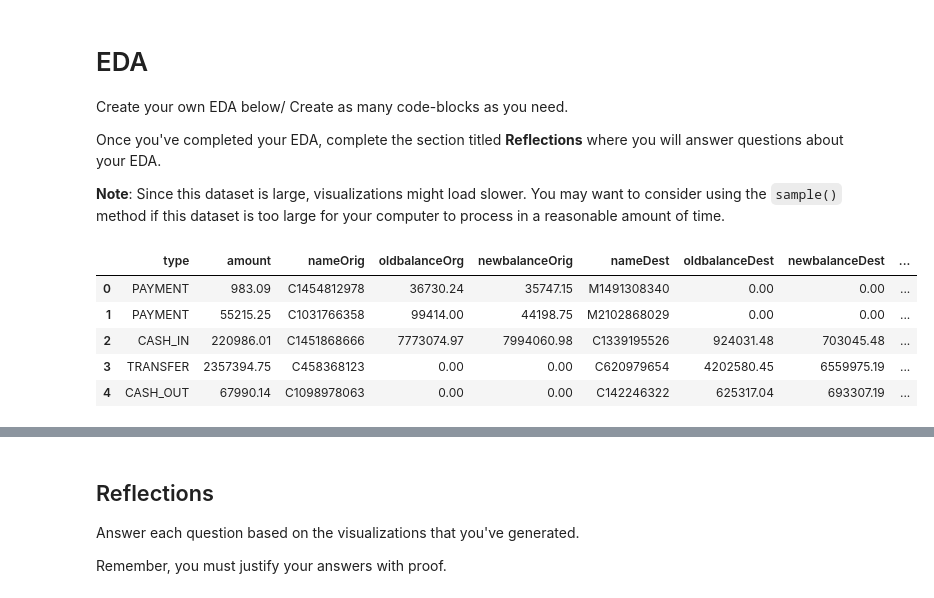
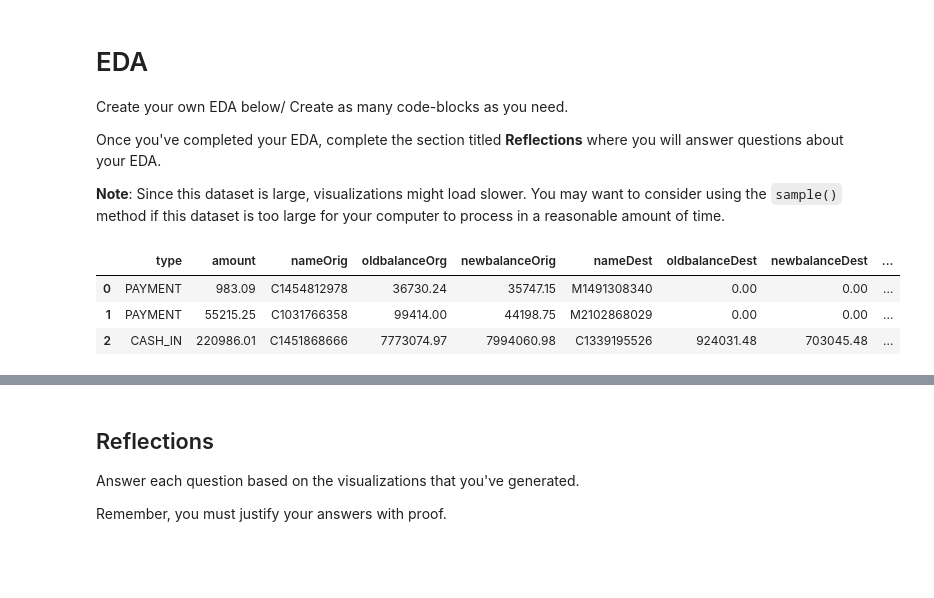
Before and after one commit to trebmal-fitt/Fraud-Detection-Project, a Jupyter notebook: detect-fraud/notebooks/eda.ipynb, the cells around one changed output, grey strips where cells are left out. Cells and saved outputs as stored; diff of their text form; code cells hidden in the pictures; blank space fills up the shorter version.

```diff
--- a/detect-fraud/notebooks/eda.ipynb
+++ b/detect-fraud/notebooks/eda.ipynb
@@ -15,14 +15,12 @@ import matplotlib.pyplot as plt
 # %%
 # import data
 transactions = pd.read_csv("../data/bank_transactions.csv")
 
-transactions.head()
+transactions.head(3)
 # %% [output]
 |  | type | amount | nameOrig | oldbalanceOrg | newbalanceOrig | nameDest | oldbalanceDest | newbalanceDest | ... |
 | 0 | PAYMENT | 983.09 | C1454812978 | 36730.24 | 35747.15 | M1491308340 | 0.00 | 0.00 | ... |
 | 1 | PAYMENT | 55215.25 | C1031766358 | 99414.00 | 44198.75 | M2102868029 | 0.00 | 0.00 | ... |
 | 2 | CASH_IN | 220986.01 | C1451868666 | 7773074.97 | 7994060.98 | C1339195526 | 924031.48 | 703045.48 | ... |
-| 3 | TRANSFER | 2357394.75 | C458368123 | 0.00 | 0.00 | C620979654 | 4202580.45 | 6559975.19 | ... |
-| 4 | CASH_OUT | 67990.14 | C1098978063 | 0.00 | 0.00 | C142246322 | 625317.04 | 693307.19 | ... |
 # %%
 # TODO: view the shape of your data
```
Also changed, not shown: parts of 6 cells of this notebook, 2 other files.
